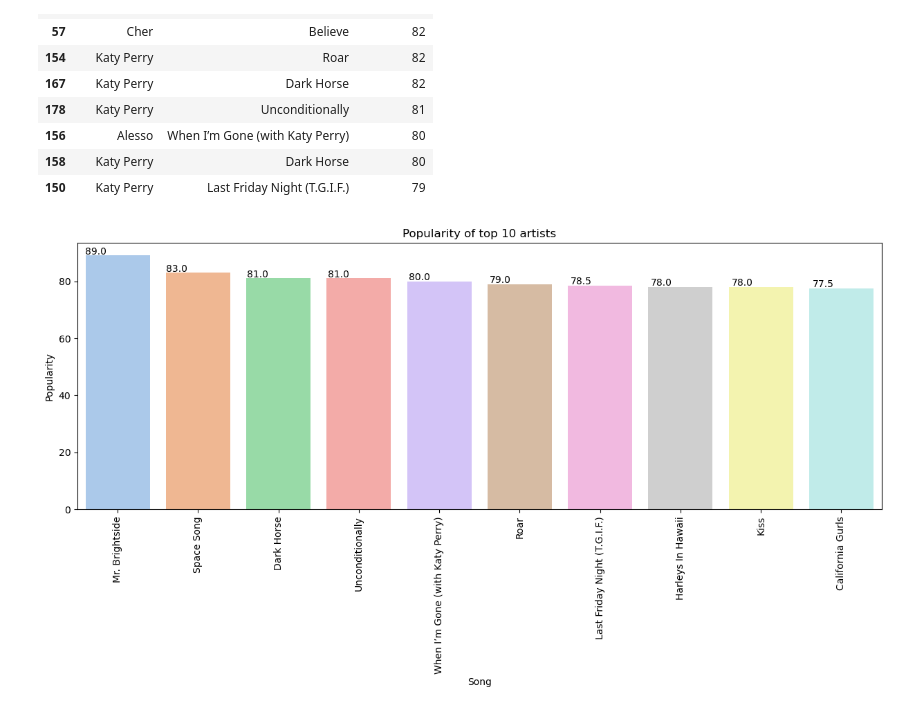
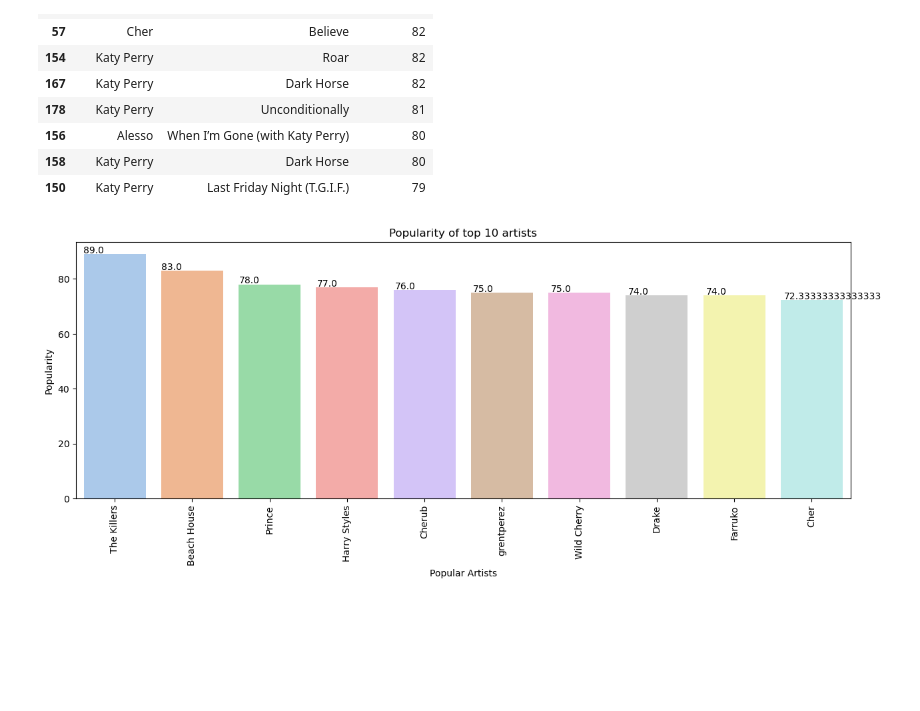
Before and after one commit to masendhy/spotify, a Jupyter notebook: spotify.ipynb, the cells around one changed output. Drawn from its saved outputs; the diff is of its cells as text; code cells hidden in the pictures; blank space fills up the shorter version.

```diff
--- a/spotify.ipynb
+++ b/spotify.ipynb
@@ -199,21 +199,21 @@ df_song.sort_values(by='popularity', ascending=False)[['artist','name','populari
 # %%
 # show visualization from popularity
 import matplotlib.pyplot as plt
 import seaborn as sns
 
-x = df_song.groupby('name')['popularity'].mean().sort_values(ascending=False).head(10)
+x = df_song.groupby('artist')['popularity'].mean().sort_values(ascending=False).head(10)
 
 fig,ax = plt.subplots(figsize=(15,5))
 
 ax = sns.barplot(x=x.index, y=x.values,palette='pastel')
 ax.set_xticklabels(ax.get_xticklabels(), rotation=90)
 ax.set_title('Popularity of top 10 artists')
 ax.set_ylabel('Popularity')
-ax.set_xlabel('Song')
+ax.set_xlabel('Popular Artists')
 # set notation value on chart bar
 for p in ax.patches:
     ax.annotate(str(p.get_height()), (p.get_x() * 1.005, p.get_height() * 1.005))
 
 plt.show()
 # %% [output]
-[figure, old version]
+[figure, new version]
```
Also changed, not shown: parts of 11 cells of this notebook.
